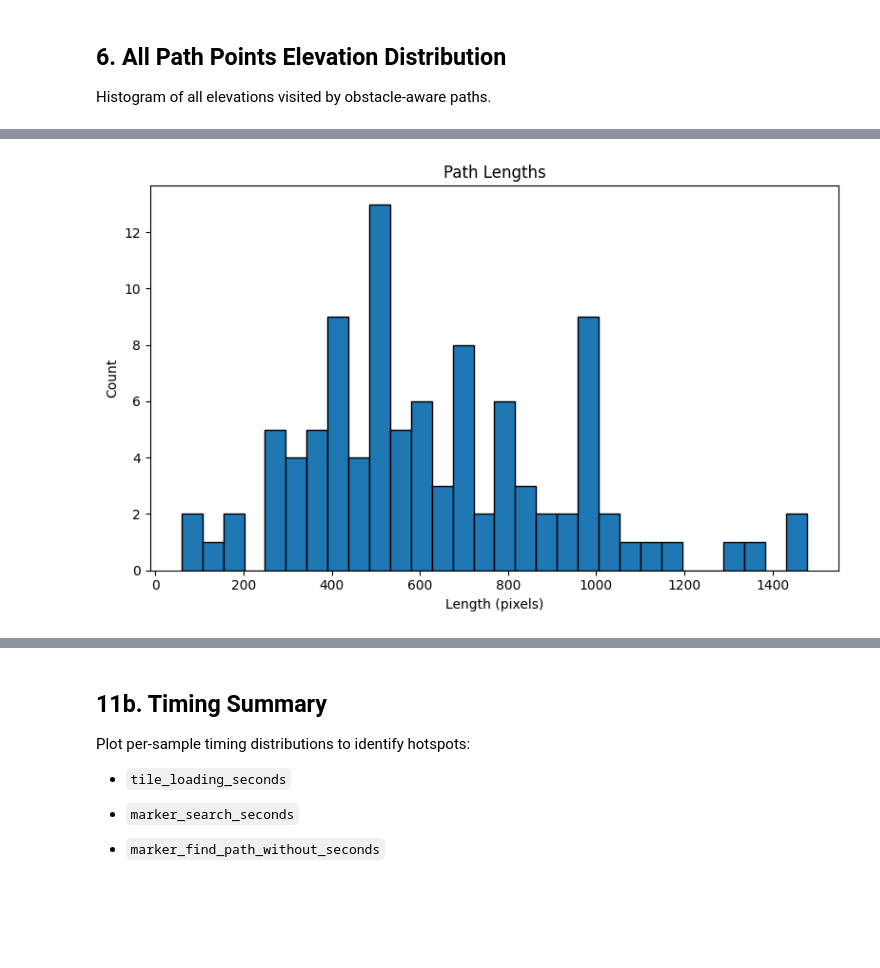
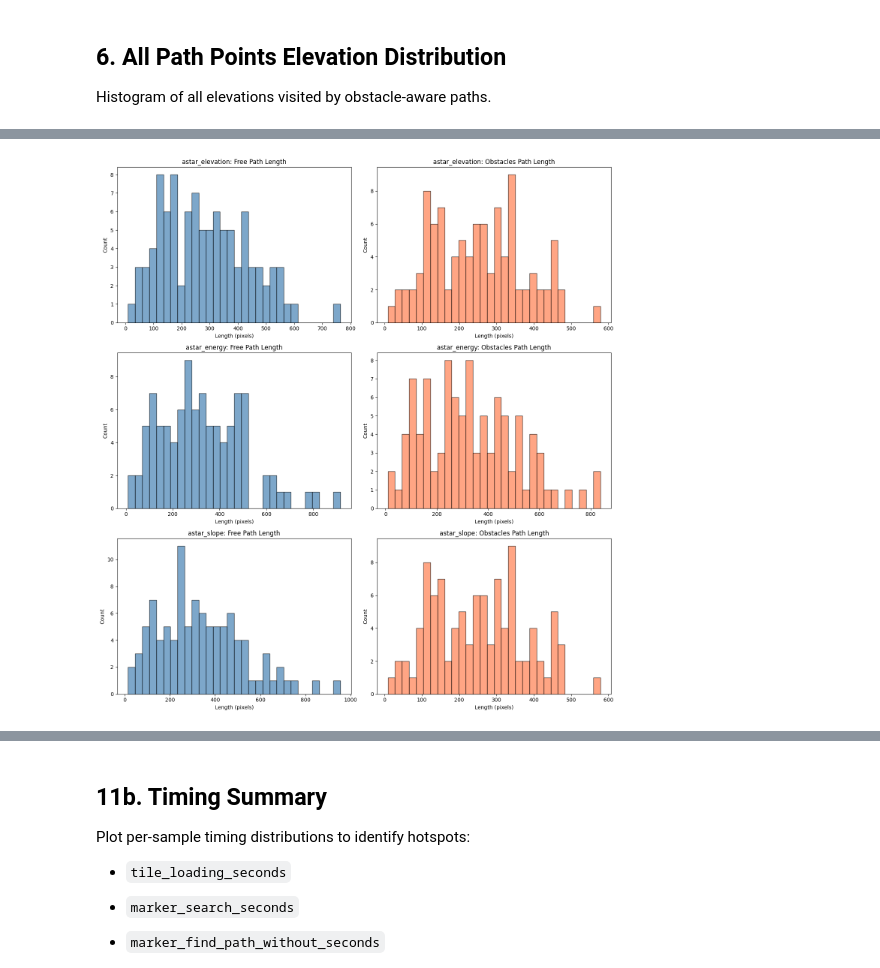
Before and after one commit to ThalesGroup/passage, a Jupyter notebook: notebooks/_dataset.ipynb, the cells around one changed output, grey strips where cells are left out. Cells and saved outputs as stored; diff of their text form; code cells hidden in the pictures; blank space fills up the shorter version.

Commit message:
update cost model comparison

```diff
--- a/notebooks/_dataset.ipynb
+++ b/notebooks/_dataset.ipynb
@@ -57,11 +61,23 @@ CALIBRATE_FILEPATH = Path(CALIBRATE_FILEPATH)
 DATASET_DIRPATH = Path(DATASET_DIRPATH)
 RESOLUTION_DIRPATH = DATASET_DIRPATH / str(RESOLUTION)
 
-# Solver config
+# Solver config and solver names
 with open(CONFIG_FILEPATH) as f:
     _config = yaml.safe_load(f) or {}
-_solver_cfg = _config.get("solver", {})
-SOLVER_CONFIG = _resolve_solver_config(_solver_cfg)
+
+# Get list of solver configurations from config
+_solvers_cfg = _config.get("solvers", [])
+if isinstance(_solvers_cfg, list):
+    SOLVER_NAMES = [s.get("name") for s in _solvers_cfg if isinstance(s, dict) and s.get("name")]
+else:
+    SOLVER_NAMES = []
+
+# Default to first solver's config if available (backward compatibility)
+if _solvers_cfg:
+    _solver_cfg = _solvers_cfg[0]
+    SOLVER_CONFIG = _resolve_solver_config(_solver_cfg)
+else:
+    SOLVER_CONFIG = {}
 
 # Calibration
 with open(CALIBRATE_FILEPATH) as f:
@@ -71,5 +87,6 @@ global_min = float(calibration["global_min"])
 global_max = float(calibration["global_max"])
 
 print(f"Global elevation range: [{global_min:.1f}, {global_max:.1f}]")
+print(f"Configured solvers: {SOLVER_NAMES}")
 # %% [output]
 Global elevation range: [-430.0, 8767.0]
@@ -533,14 +755,60 @@ Histogram of obstacle-aware path lengths (number of pixels).
 # %%
-vals = [v for v in path_lengths if v is not None]
-if vals:
-    describe_stats(vals, "Path Lengths (pixels)")
-    plt.figure(figsize=(8, 5))
-    plt.hist(vals, bins=30, edgecolor="black")
-    plt.xlabel("Length (pixels)")
-    plt.ylabel("Count")
-    plt.title("Path Lengths")
+# Path length distribution per solver
+n_solvers = len(SOLVER_NAMES)
+if n_solvers == 0:
+    print("No solvers configured.")
+else:
+    fig, axes = plt.subplots(n_solvers, 2, figsize=(14, 5 * n_solvers))
+    if n_solvers == 1:
+        axes = axes.reshape(1, 2)
+
+    for idx, solver_name in enumerate(SOLVER_NAMES):
+        # Free path lengths
+        free_lengths = [v for v in solver_metrics[solver_name]["path_lengths_free"] if v is not None and v > 0]
+        if free_lengths:
+            describe_stats(free_lengths, f"{solver_name} - Free Path Lengths (pixels)")
+            axes[idx, 0].hist(free_lengths, bins=30, edgecolor="black", alpha=0.7, color="steelblue")
+            axes[idx, 0].set_xlabel("Length (pixels)")
+            axes[idx, 0].set_ylabel("Count")
+            axes[idx, 0].set_title(f"{solver_name}: Free Path Length")
+        else:
+            axes[idx, 0].text(0.5, 0.5, "No data", ha="center", va="center", transform=axes[idx, 0].transAxes)
+            axes[idx, 0].set_title(f"{solver_name}: Free Path Length")
+
+        # Obstacles path lengths
+        obs_lengths = [v for v in solver_metrics[solver_name]["path_lengths_obstacles"] if v is not None and v > 0]
+        if obs_lengths:
+            describe_stats(obs_lengths, f"{solver_name} - Obstacles Path Lengths (pixels)")
+            axes[idx, 1].hist(obs_lengths, bins=30, edgecolor="black", alpha=0.7, color="coral")
+            axes[idx, 1].set_xlabel("Length (pixels)")
+            axes[idx, 1].set_ylabel("Count")
+            axes[idx, 1].set_title(f"{solver_name}: Obstacles Path Length")
+        else:
+            axes[idx, 1].text(0.5, 0.5, "No data", ha="center", va="center", transform=axes[idx, 1].transAxes)
+            axes[idx, 1].set_title(f"{solver_name}: Obstacles Path Length")
+
     plt.tight_layout()
     plt.show()
-else:
-    print("No path length data available.")
+
+    # Comparison box plot across solvers if multiple
+    if n_solvers > 1:
+        fig2, axes2 = plt.subplots(1, 2, figsize=(14, 6))
+        free_data = [[v for v in solver_metrics[s]["path_lengths_free"] if v and v > 0] for s in SOLVER_NAMES]
+        valid_free = [(s, d) for s, d in zip(SOLVER_NAMES, free_data) if d]
+        if valid_free:
+            axes2[0].boxplot([d for _, d in valid_free], labels=[s for s, _ in valid_free])
+            axes2[0].set_ylabel("Path Length (pixels)")
+            axes2[0].set_title("Free Path Lengths by Solver")
+            axes2[0].tick_params(axis="x", rotation=45)
+
+        obs_data = [[v for v in solver_metrics[s]["path_lengths_obstacles"] if v and v > 0] for s in SOLVER_NAMES]
+        valid_obs = [(s, d) for s, d in zip(SOLVER_NAMES, obs_data) if d]
+        if valid_obs:
+            axes2[1].boxplot([d for _, d in valid_obs], labels=[s for s, _ in valid_obs])
+            axes2[1].set_ylabel("Path Length (pixels)")
+            axes2[1].set_title("Obstacles Path Lengths by Solver")
+            axes2[1].tick_params(axis="x", rotation=45)
+
+        plt.tight_layout()
+        plt.show()
 # %% [output]
@@ -548 +821 @@ Path Lengths (pixels): count=100, mean=635.09, std=293.57, min=59.00, p25=433.50
-[figure, old version]
+[figure, new version]
```
Also changed, not shown: parts of 24 cells of this notebook, 10 other files.
